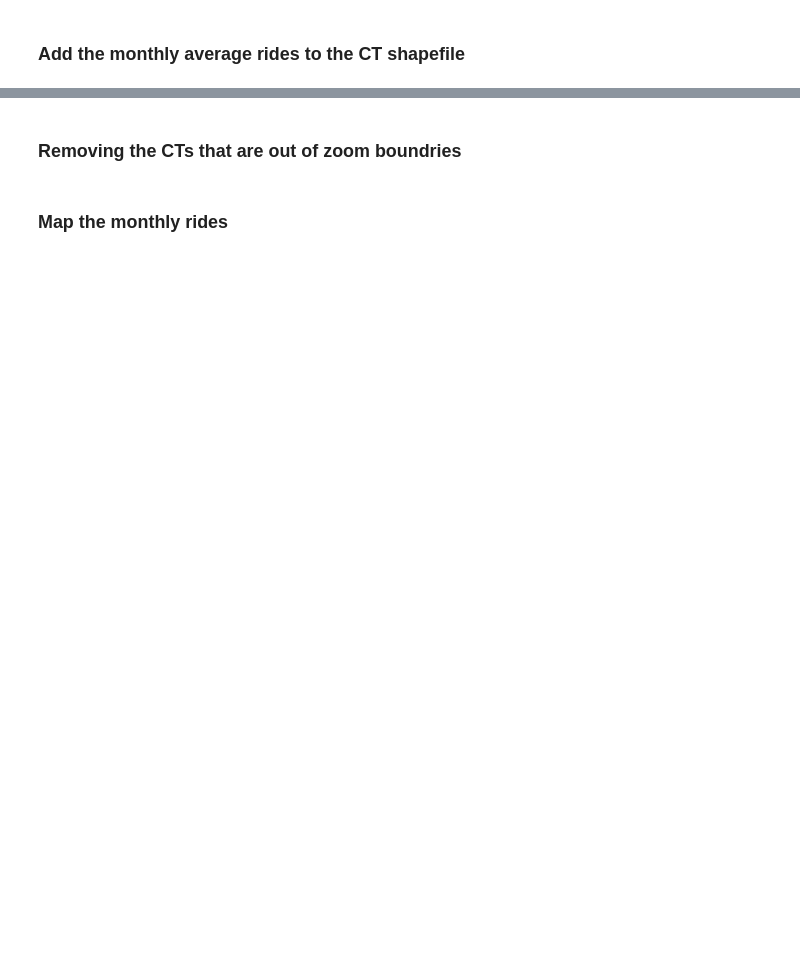
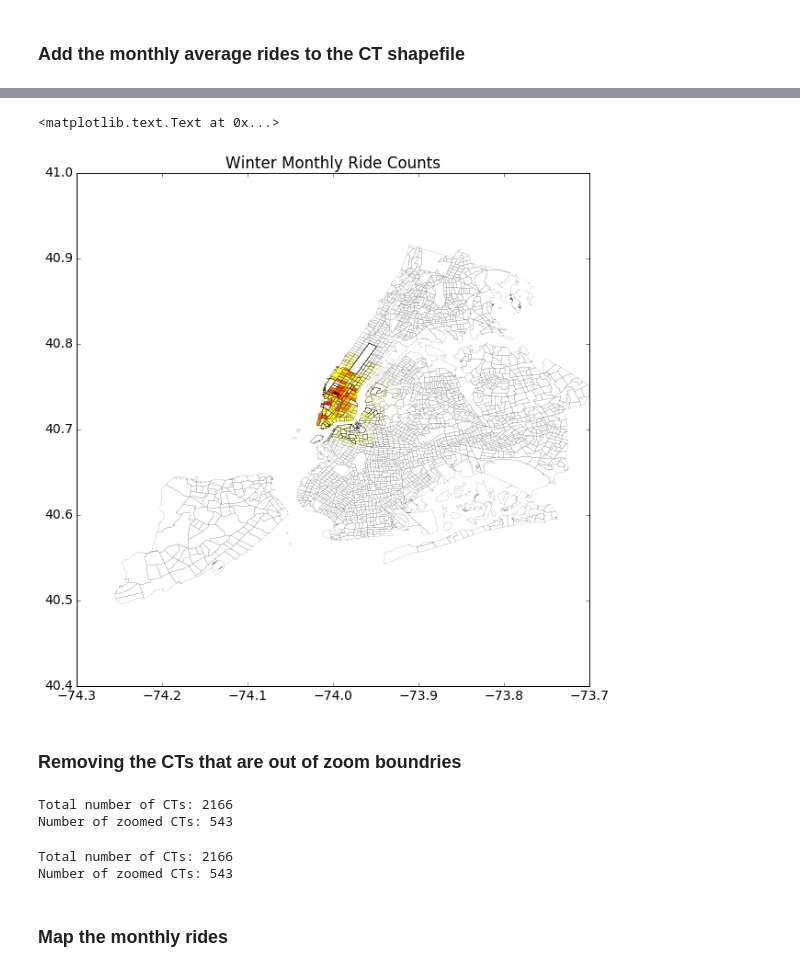
Before and after one commit to esanzglez/PUI2016_esg336, a Jupyter notebook: HW10_esg336/GeospatialAnalysis_CitiBike_esg336.ipynb, the cells around one changed output, grey strips where cells are left out. Drawn from its saved outputs; the diff is of its cells as text; code cells hidden in the pictures; blank space fills up the shorter version.

```diff
--- a/HW10_esg336/GeospatialAnalysis_CitiBike_esg336.ipynb
+++ b/HW10_esg336/GeospatialAnalysis_CitiBike_esg336.ipynb
@@ -272,2 +316,9 @@ plt.title("Monthly Ride Counts")
+# %%
+f, ax = plt.subplots(figsize=(10,10))
+ct_shape_MonthlyAve_winter.plot(column='MonthlyAve',colormap='hot_r',alpha=1,linewidth=0.1,ax=ax)
+plt.title("Winter Monthly Ride Counts")
+# %% [output]
+<matplotlib.text.Text at 0x...>
+[figure, added]
 # %% [markdown]
 ### Removing the CTs that are out of zoom boundries
@@ -277,4 +330,7 @@ ct_shape_MonthlyAve_Zoom=(ct_shape_MonthlyAve[ct_shape_MonthlyAve
                            .apply(lambda c:c.x>-74.1 and c.x<-73.92 and c.y>40.65 and c.y<40.8)])
 # %%
 print "Total number of CTs:", len(ct_shape)
-print "Number of zoomed CTs:", len(temp.MonthlyAve)
+print "Number of zoomed CTs:", len(temp_summer.MonthlyAve)
+# %% [output]
+Total number of CTs: 2166
+Number of zoomed CTs: 543
@@ -281,2 +343,8 @@ print "Number of zoomed CTs:", len(temp.MonthlyAve)
+# %%
+print "Total number of CTs:", len(ct_shape)
+print "Number of zoomed CTs:", len(temp_winter.MonthlyAve)
+# %% [output]
+Total number of CTs: 2166
+Number of zoomed CTs: 543
 # %% [markdown]
 ### Map the monthly rides
```
Also changed, not shown: parts of 74 cells of this notebook.
